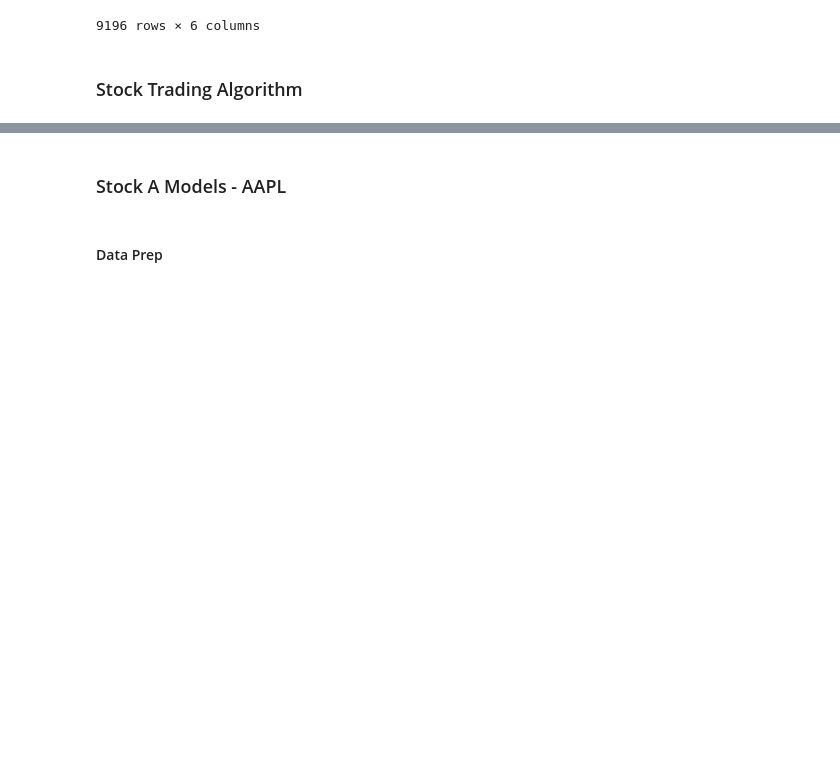
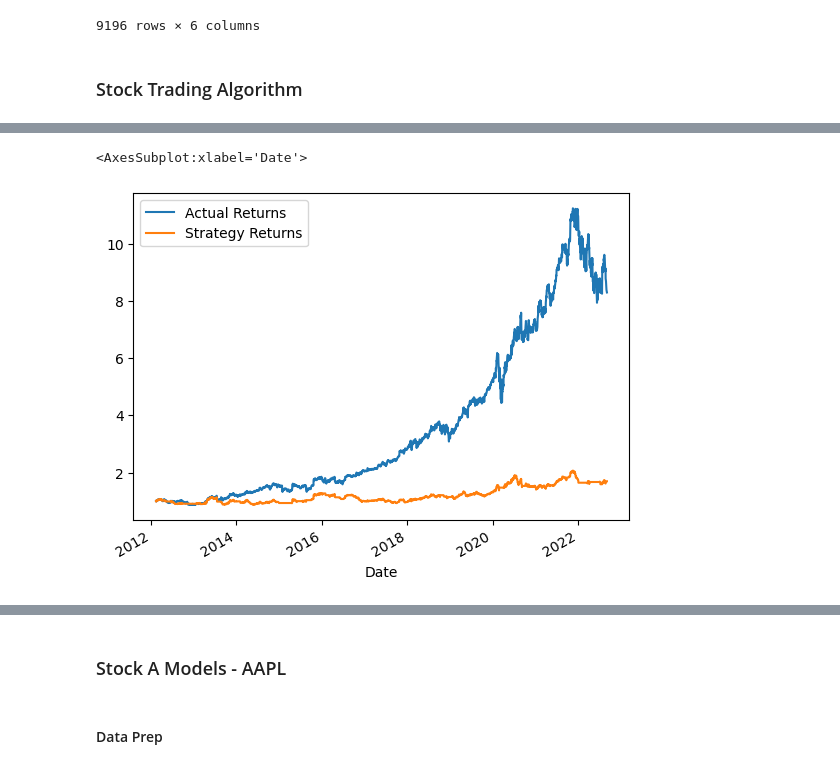
Before and after one commit to MajidKouki/beating-the-market-with-ai, a Jupyter notebook: beating-the-market.ipynb, the cells around one changed output, grey strips where cells are left out. Drawn from its saved outputs; the diff is of its cells as text; code cells hidden in the pictures; blank space fills up the shorter version.

```diff
--- a/beating-the-market.ipynb
+++ b/beating-the-market.ipynb
@@ -159 +233,7 @@ msft_technical_df = msft_technical_df.dropna()
+# %%
+# Review cumulative return plot - Microsoft
+(1 + msft_technical_df[["Actual Returns", "Strategy Returns"]]).cumprod().plot()
+# %% [output]
+<AxesSubplot:xlabel='Date'>
+[figure, added]
 # %%
```
Also changed, not shown: parts of 13 cells of this notebook.
